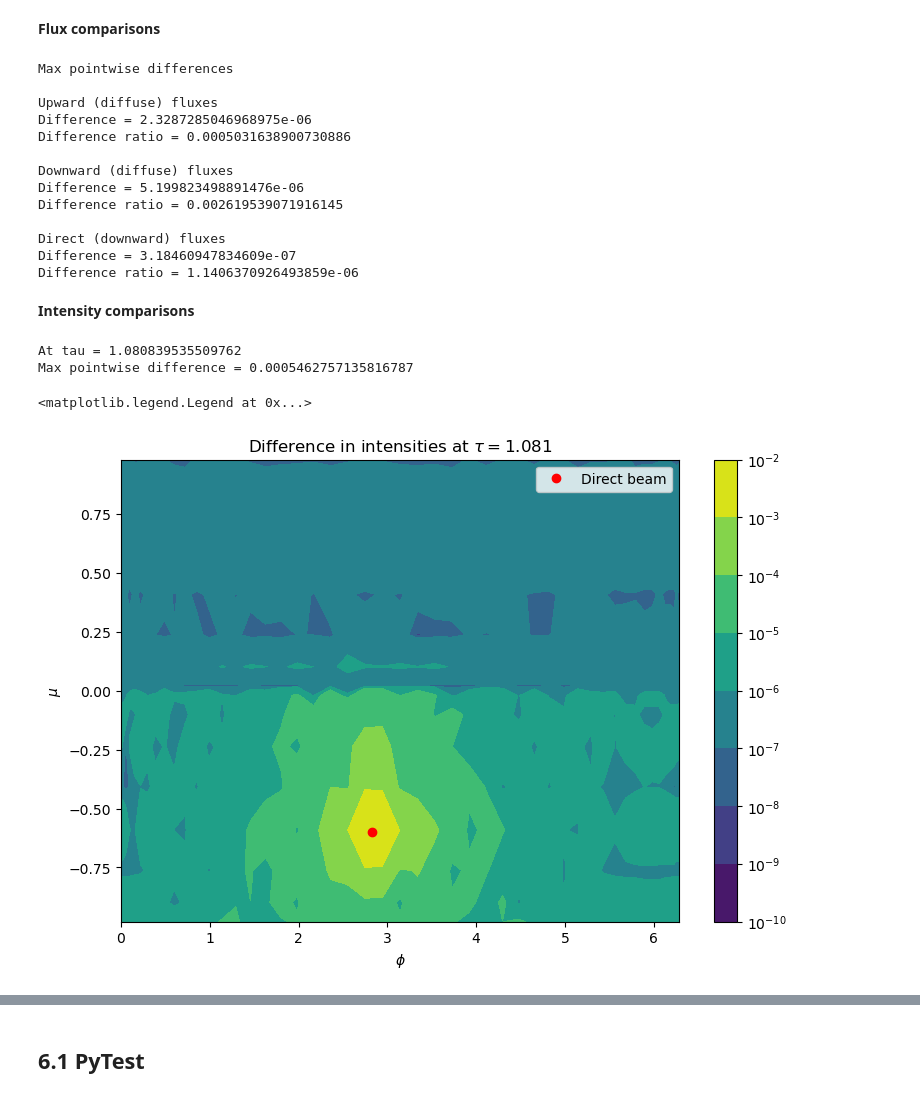
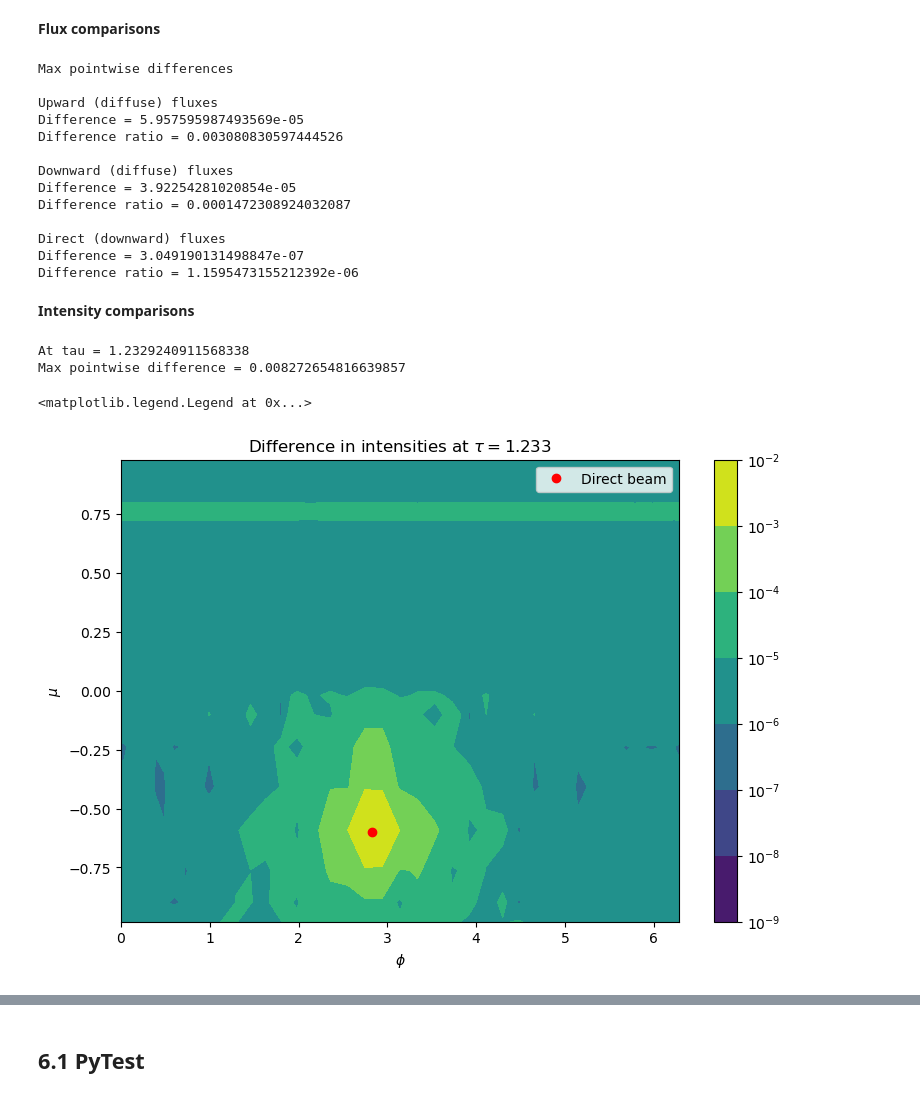
Before and after one commit to LDEO-CREW/Pythonic-DISORT, a Jupyter notebook: docs/Pythonic-DISORT.ipynb, the cells around one changed output, grey strips where cells are left out. Drawn from its saved outputs; the diff is of its cells as text; code cells hidden in the pictures.

```diff
--- a/docs/Pythonic-DISORT.ipynb
+++ b/docs/Pythonic-DISORT.ipynb
@@ -126,7 +127,7 @@ As before, **the zeroth index corresponds to the layer at the top of the atmosph
 # %%
 #################### SUPPLIED TO PYDISORT ########################
 
-omega_arr = np.full(NLayers, 1 - 1e-4)
+omega_arr = np.full(NLayers, 1 - 1e-6)
 
 ##################################################################
 # %% [markdown]
@@ -2476,7 +2473,7 @@ Inspired by [[12]](#cite-KS2022), we created a Python wrapper around version 4.0
 **PythonicDISORT**
 # %%
 # PythonicDISORT
-mu_arr, flux_up_NT, flux_down_NT, u_NT = PythonicDISORT.pydisort(
+mu_arr, flux_up_NT, flux_down_NT, u0, u_NT = PythonicDISORT.pydisort(
     tau_arr[-1], omega_arr[0],
     NQuad,
     Leg_coeffs_all[0, :],
@@ -2493,12 +2490,11 @@ reorder_mu = np.argsort(mu_arr)
 mu_arr_RO = mu_arr[reorder_mu]
 
 # By default we do not compare intensities 10 degrees around the direct beam
-deg_around_beam_to_not_compare = 1  # Parameter changed from 10 to 1
+deg_around_beam_to_not_compare = 0  # Parameter changed from 10 to 0 in this notebook
 mu_to_compare = (
     np.abs(np.arccos(np.abs(mu_arr_RO)) - np.arccos(mu0)) * 180 / pi
     > deg_around_beam_to_not_compare
 )
-mu_test_arr_RO = mu_arr_RO[mu_to_compare]
 # %%
 # Number of phi grid points
 # This selection should ensure that the phi quadrature is at least as accurate as the mu quadrature
@@ -2577,28 +2573,45 @@ rfldir, rfldn, flup, dfdt, uavg, uu, albmed, trnmed = disort.disort(usrang, usrt
 # %%
 print("Max pointwise differences")
 print()
+
+# Upward (diffuse) fluxes
 print("Upward (diffuse) fluxes")
-
-diff_flux_up = np.abs(flup - flux_up_NT(tau_test_arr))
-ratio_flux_up = diff_flux_up / flup
-
+diff_flux_up = np.abs(flup - flux_up(tau_test_arr))
+ratio_flux_up = np.divide(
+    diff_flux_up,
+    flup,
+    out=np.zeros_like(diff_flux_up),
+    where=~np.isclose(flup, 0),
+)
 print("Difference =", np.max(diff_flux_up))
 print("Difference ratio =", np.max(ratio_flux_up))
 print()
+
+# Downward (diffuse) fluxes
 print("Downward (diffuse) fluxes")
-
-diff_flux_down_diffuse = np.abs(rfldn - flux_down_NT(tau_test_arr)[0])
-ratio_flux_down_diffuse = diff_flux_down_diffuse / rfldn
+diff_flux_down_diffuse = np.abs(rfldn - flux_down(tau_test_arr)[0])
+ratio_flux_down_diffuse = np.divide(
+    diff_flux_down_diffuse,
+    rfldn,
+    out=np.zeros_like(diff_flux_down_diffuse),
+    where=~np.isclose(rfldn, 0),
+)
 print("Difference =", np.max(diff_flux_down_diffuse))
 print(
     "Difference ratio =",
     np.max(ratio_flux_down_diffuse),
 )
 print()
+
+# Direct (downward) fluxes
 print("Direct (downward) fluxes")
-
-diff_flux_down_direct = np.abs(rfldir - flux_down_NT(tau_test_arr)[1])
-ratio_flux_down_direct = diff_flux_down_direct / rfldir
+diff_flux_down_direct = np.abs(rfldir - flux_down(tau_test_arr)[1])
+ratio_flux_down_direct = np.divide(
+    diff_flux_down_direct,
+    rfldir,
+    out=np.zeros_like(diff_flux_down_direct),
+    where=~np.isclose(rfldir, 0),
+)
 print("Difference =", np.max(diff_flux_down_direct))
 print(
     "Difference ratio =",
@@ -2608,16 +2621,16 @@ print(
 Max pointwise differences
 
 Upward (diffuse) fluxes
-Difference = 2.3287285046968975e-06
-Difference ratio = 0.0005031638900730886
+Difference = 5.957595987493569e-05
+Difference ratio = 0.003080830597444526
 
 Downward (diffuse) fluxes
-Difference = 5.199823498891476e-06
-Difference ratio = 0.002619539071916145
+Difference = 3.92254281020854e-05
+Difference ratio = 0.0001472308924032087
 
 Direct (downward) fluxes
-Difference = 3.18460947834609e-07
-Difference ratio = 1.1406370926493859e-06
+Difference = 3.049190131498847e-07
+Difference ratio = 1.1595473155212392e-06
 # %% [markdown]
 **Intensity comparisons**
 # %%
@@ -2634,23 +2652,22 @@ ratio_tau_pt = tau_test_arr[max_ratio_tau_index]
 print("At tau = " + str(diff_tau_pt))
 print("Max pointwise difference =", np.max(diff[:, max_diff_tau_index, :]))
 # %% [output]
-At tau = 1.080839535509762
-Max pointwise difference = 0.0005462757135816787
+At tau = 1.2329240911568338
+Max pointwise difference = 0.008272654816639857
 # %%
-diff_plot = np.abs(uu - u_NT(tau_test_arr, phi_arr)[reorder_mu])
-plot = diff_plot[:, max_diff_tau_index, :]
+plot = diff[:, max_diff_tau_index, :]
 
 fig = plt.figure(figsize=(9, 6))
 _contourf = plt.contourf(MU_ARR, PHI_ARR, plot, norm=mpl.colors.LogNorm())
 plt.plot(phi0, -mu0, "o", color="red", label="Direct beam")
 plt.xlabel(r"$\phi$")
 plt.ylabel(r"$\mu$")
 plt.colorbar(_contourf)
 plt.title(r"Difference in intensities at $\tau =$" + str(np.around(diff_tau_pt, 3)))
 plt.legend()
 # %% [output]
 <matplotlib.legend.Legend at 0x...>
-[figure, old version]
+[figure, new version]
 # %%
 print("At tau = " + str(ratio_tau_pt))
 print("Max pointwise difference ratio =", np.max(diff_ratio[:, max_ratio_tau_index, :]))
```
Also changed, not shown: parts of 41 cells of this notebook, 55 other files.
